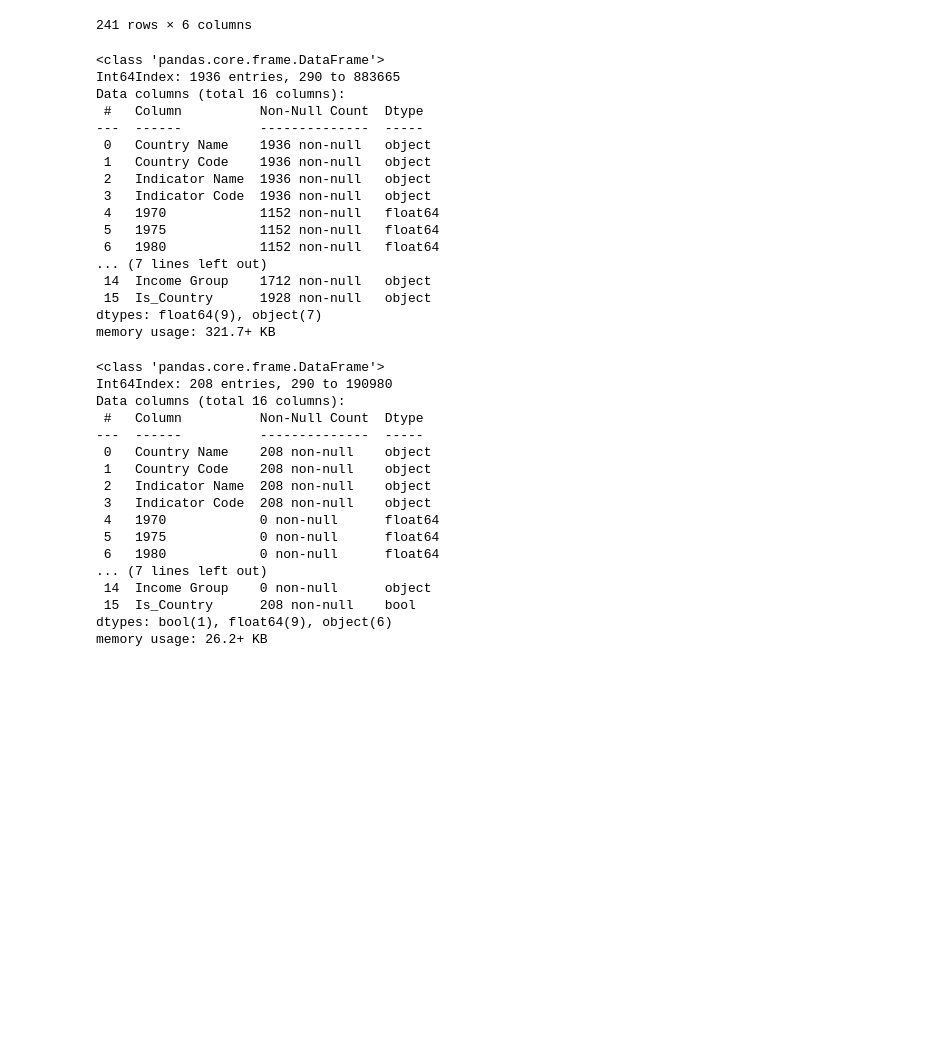
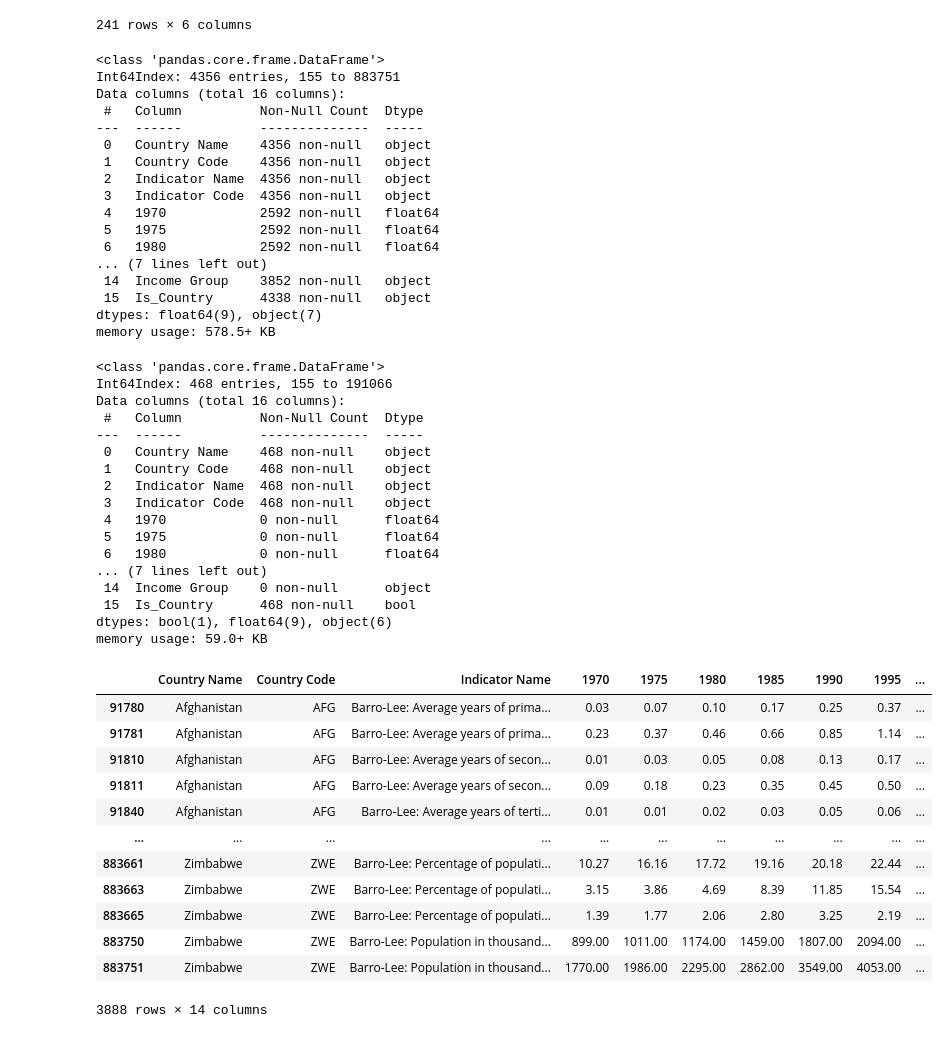
Before and after one commit to MagdaW19/Cleaning-Data, a Jupyter notebook: education/Data-Cleaning.ipynb, the cells around one changed output. Drawn from its saved outputs; the diff is of its cells as text; code cells hidden in the pictures; blank space fills up the shorter version.

```diff
--- a/education/Data-Cleaning.ipynb
+++ b/education/Data-Cleaning.ipynb
@@ -86,7 +90,17 @@ off_ed = [
 'Barro-Lee: Percentage of population age 25+ with primary schooling. Completed Primary',
 'Barro-Lee: Percentage of population age 25+ with secondary schooling. Completed Secondary',
 'Barro-Lee: Percentage of population age 25+ with tertiary schooling. Completed Tertiary',
+'Barro-Lee: Average years of primary schooling, age 25+, female',
+'Barro-Lee: Average years of primary schooling, age 25+, total',
+'Barro-Lee: Average years of secondary schooling, age 25+, female',
+'Barro-Lee: Average years of secondary schooling, age 25+, total',
+'Barro-Lee: Average years of tertiary schooling, age 25+, female',
+'Barro-Lee: Average years of tertiary schooling, age 25+, total',
+'Barro-Lee: Average years of total schooling, age 25+, female',
+'Barro-Lee: Average years of total schooling, age 25+, total',
+'Barro-Lee: Population in thousands, age 25+, female',
+'Barro-Lee: Population in thousands, age 25+, total'
 ]
 # %%
-df_off_reg = ed_df[ed_df['Indicator Name'].isin(off_ed)]
+df_off_reg = ed_df[ed_df['Indicator Name'].isin(off_ed)].copy()
 df_off_reg.dropna(axis=1, how='all', inplace=True)
@@ -144,41 +153,62 @@ df_off = df_off_reg.join(df_c.set_index('Country Code'), on='Country Code', how=
 df_off.info()
 # %% [output]
 <class 'pandas.core.frame.DataFrame'>
-Int64Index: 1936 entries, 290 to 883665
+Int64Index: 4356 entries, 155 to 883751
 Data columns (total 16 columns):
  #   Column          Non-Null Count  Dtype
 ---  ------          --------------  -----
- 0   Country Name    1936 non-null   object
- 1   Country Code    1936 non-null   object
- 2   Indicator Name  1936 non-null   object
- 3   Indicator Code  1936 non-null   object
- 4   1970            1152 non-null   float64
- 5   1975            1152 non-null   float64
- 6   1980            1152 non-null   float64
+ 0   Country Name    4356 non-null   object
+ 1   Country Code    4356 non-null   object
+ 2   Indicator Name  4356 non-null   object
+ 3   Indicator Code  4356 non-null   object
+ 4   1970            2592 non-null   float64
+ 5   1975            2592 non-null   float64
+ 6   1980            2592 non-null   float64
 ... (7 lines left out)
- 14  Income Group    1712 non-null   object
- 15  Is_Country      1928 non-null   object
+ 14  Income Group    3852 non-null   object
+ 15  Is_Country      4338 non-null   object
 dtypes: float64(9), object(7)
-memory usage: 321.7+ KB
+memory usage: 578.5+ KB
 # %%
 df_off['Is_Country'].fillna(value=False, inplace=True)
 # %%
 df_off[~df_off['Is_Country']].info()
 # %% [output]
 <class 'pandas.core.frame.DataFrame'>
-Int64Index: 208 entries, 290 to 190980
+Int64Index: 468 entries, 155 to 191066
 Data columns (total 16 columns):
  #   Column          Non-Null Count  Dtype
 ---  ------          --------------  -----
- 0   Country Name    208 non-null    object
- 1   Country Code    208 non-null    object
- 2   Indicator Name  208 non-null    object
- 3   Indicator Code  208 non-null    object
+ 0   Country Name    468 non-null    object
+ 1   Country Code    468 non-null    object
+ 2   Indicator Name  468 non-null    object
+ 3   Indicator Code  468 non-null    object
  4   1970            0 non-null      float64
  5   1975            0 non-null      float64
  6   1980            0 non-null      float64
 ... (7 lines left out)
  14  Income Group    0 non-null      object
- 15  Is_Country      208 non-null    bool
+ 15  Is_Country      468 non-null    bool
 dtypes: bool(1), float64(9), object(6)
-memory usage: 26.2+ KB
+memory usage: 59.0+ KB
+# %%
+df_off = df_off[df_off['Is_Country']].copy()
+# %%
+df_off.drop(columns='Is_Country', inplace=True)
+# %%
+df_off.drop(columns='Indicator Code', inplace=True)
+df_off
+# %% [output]
+|  | Country Name | Country Code | Indicator Name | 1970 | 1975 | 1980 | 1985 | 1990 | 1995 | ... |
+| 91780 | Afghanistan | AFG | Barro-Lee: Average years of prima... | 0.03 | 0.07 | 0.10 | 0.17 | 0.25 | 0.37 | ... |
+| 91781 | Afghanistan | AFG | Barro-Lee: Average years of prima... | 0.23 | 0.37 | 0.46 | 0.66 | 0.85 | 1.14 | ... |
+| 91810 | Afghanistan | AFG | Barro-Lee: Average years of secon... | 0.01 | 0.03 | 0.05 | 0.08 | 0.13 | 0.17 | ... |
+| 91811 | Afghanistan | AFG | Barro-Lee: Average years of secon... | 0.09 | 0.18 | 0.23 | 0.35 | 0.45 | 0.50 | ... |
+| 91840 | Afghanistan | AFG | Barro-Lee: Average years of terti... | 0.01 | 0.01 | 0.02 | 0.03 | 0.05 | 0.06 | ... |
+| ... | ... | ... | ... | ... | ... | ... | ... | ... | ... | ... |
+| 883661 | Zimbabwe | ZWE | Barro-Lee: Percentage of populati... | 10.27 | 16.16 | 17.72 | 19.16 | 20.18 | 22.44 | ... |
+| 883663 | Zimbabwe | ZWE | Barro-Lee: Percentage of populati... | 3.15 | 3.86 | 4.69 | 8.39 | 11.85 | 15.54 | ... |
+| 883665 | Zimbabwe | ZWE | Barro-Lee: Percentage of populati... | 1.39 | 1.77 | 2.06 | 2.80 | 3.25 | 2.19 | ... |
+| 883750 | Zimbabwe | ZWE | Barro-Lee: Population in thousand... | 899.00 | 1011.00 | 1174.00 | 1459.00 | 1807.00 | 2094.00 | ... |
+| 883751 | Zimbabwe | ZWE | Barro-Lee: Population in thousand... | 1770.00 | 1986.00 | 2295.00 | 2862.00 | 3549.00 | 4053.00 | ... |
+3888 rows × 14 columns
```
Also changed, not shown: parts of 25 cells of this notebook, 2 other files.
